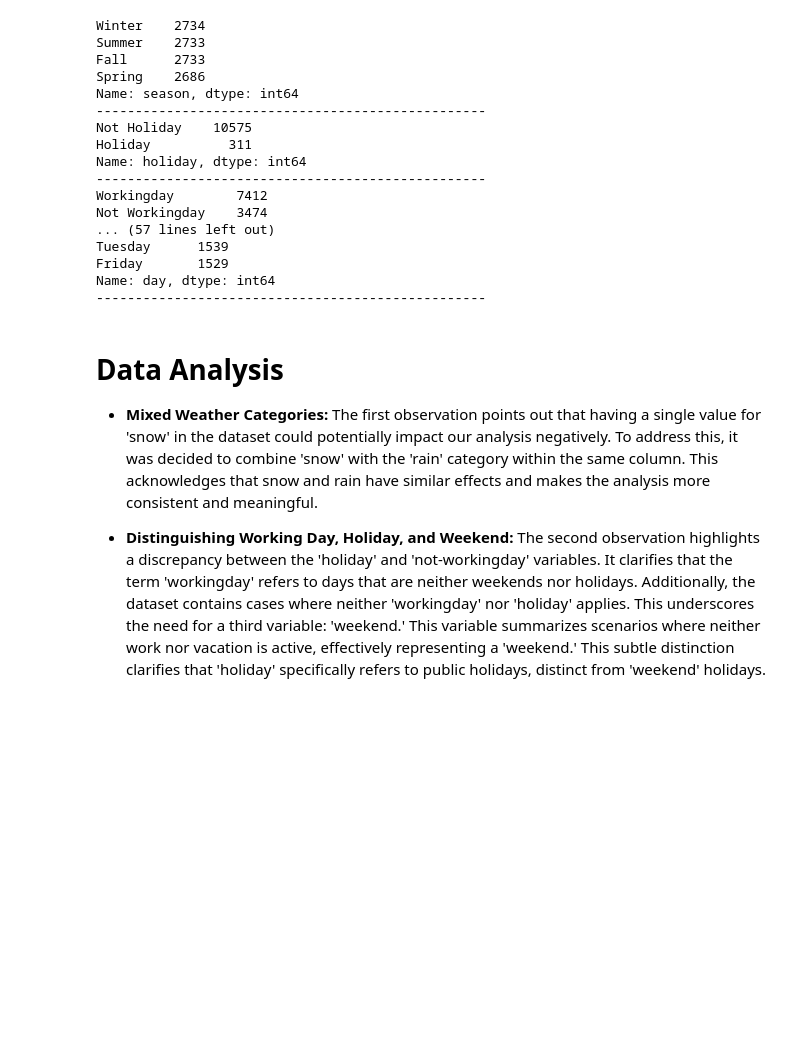
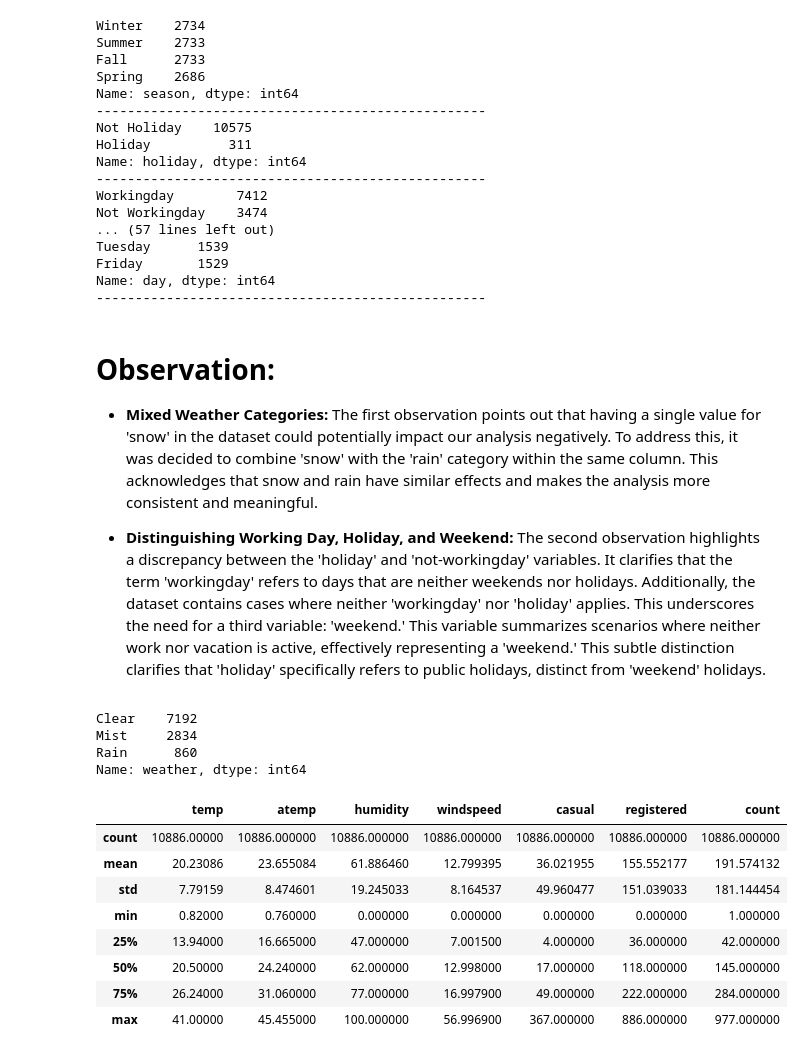
Before and after one commit to beriaacan/Predict-Bike-Demand, a Jupyter notebook: Predict_Bike_Demand.ipynb, the cells around one changed output. Saved outputs shown, nothing was run; the diff lists cells and outputs as text; code cells hidden in the pictures; blank space fills up the shorter version.

```diff
--- a/Predict_Bike_Demand.ipynb
+++ b/Predict_Bike_Demand.ipynb
@@ -220,10 +220,24 @@ Friday       1529
 Name: day, dtype: int64
 --------------------------------------------------
 # %% [markdown]
-<h1> Data Analysis </h1>
+<h1> Observation: </h1>
 
 * **Mixed Weather Categories:**
 The first observation points out that having a single value for 'snow' in the dataset could potentially impact our analysis negatively. To address this, it was decided to combine 'snow' with the 'rain' category within the same column. This acknowledges that snow and rain have similar effects and makes the analysis more consistent and meaningful.
 
 * **Distinguishing Working Day, Holiday, and Weekend:**
 The second observation highlights a discrepancy between the 'holiday' and 'not-workingday' variables. It clarifies that the term 'workingday' refers to days that are neither weekends nor holidays. Additionally, the dataset contains cases where neither 'workingday' nor 'holiday' applies. This underscores the need for a third variable: 'weekend.' This variable summarizes scenarios where neither work nor vacation is active, effectively representing a 'weekend.' This subtle distinction clarifies that 'holiday' specifically refers to public holidays, distinct from 'weekend' holidays.
+# %%
+# Define a mapping dictionary to combine the clusters
+cluster_mapping = {"Snow" : "Rain"}
+
+# Update the "grade" column with the new cluster labels
+data['weather'] = data['weather'].replace(cluster_mapping)
+
+# Check the value_counts for the weather after replacing
+data['weather'].value_counts()
+# %% [output]
+Clear    7192
+Mist     2834
+Rain      860
+Name: weather, dtype: int64
@@ -229,0 +253,16 @@ The second observation highlights a discrepancy between the 'holiday' and 'not-w
+# %%
+# Numerical columns.
+numerical_features = train[['temp', 'atemp', 'humidity', 'windspeed', 'casual', 'registered', 'count']]
+
+# calculate descriptive statistics for numerical values.
+numerical_features.describe()
+# %% [output]
+|  | temp | atemp | humidity | windspeed | casual | registered | count |
+| count | 10886.00000 | 10886.000000 | 10886.000000 | 10886.000000 | 10886.000000 | 10886.000000 | 10886.000000 |
+| mean | 20.23086 | 23.655084 | 61.886460 | 12.799395 | 36.021955 | 155.552177 | 191.574132 |
+| std | 7.79159 | 8.474601 | 19.245033 | 8.164537 | 49.960477 | 151.039033 | 181.144454 |
+| min | 0.82000 | 0.760000 | 0.000000 | 0.000000 | 0.000000 | 0.000000 | 1.000000 |
+| 25% | 13.94000 | 16.665000 | 47.000000 | 7.001500 | 4.000000 | 36.000000 | 42.000000 |
+| 50% | 20.50000 | 24.240000 | 62.000000 | 12.998000 | 17.000000 | 118.000000 | 145.000000 |
+| 75% | 26.24000 | 31.060000 | 77.000000 | 16.997900 | 49.000000 | 222.000000 | 284.000000 |
+| max | 41.00000 | 45.455000 | 100.000000 | 56.996900 | 367.000000 | 886.000000 | 977.000000 |
```
Also changed, not shown: parts of 6 cells of this notebook.
